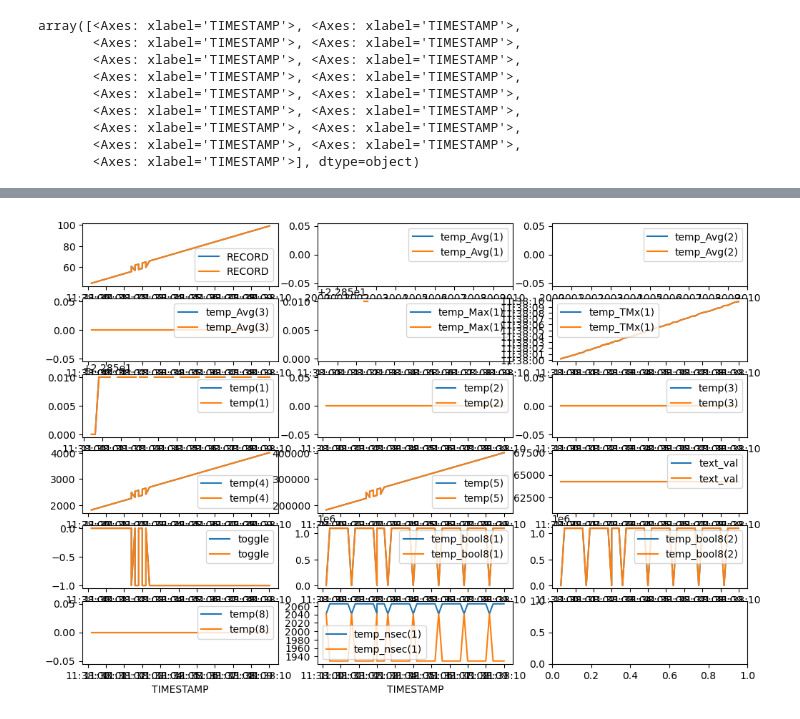
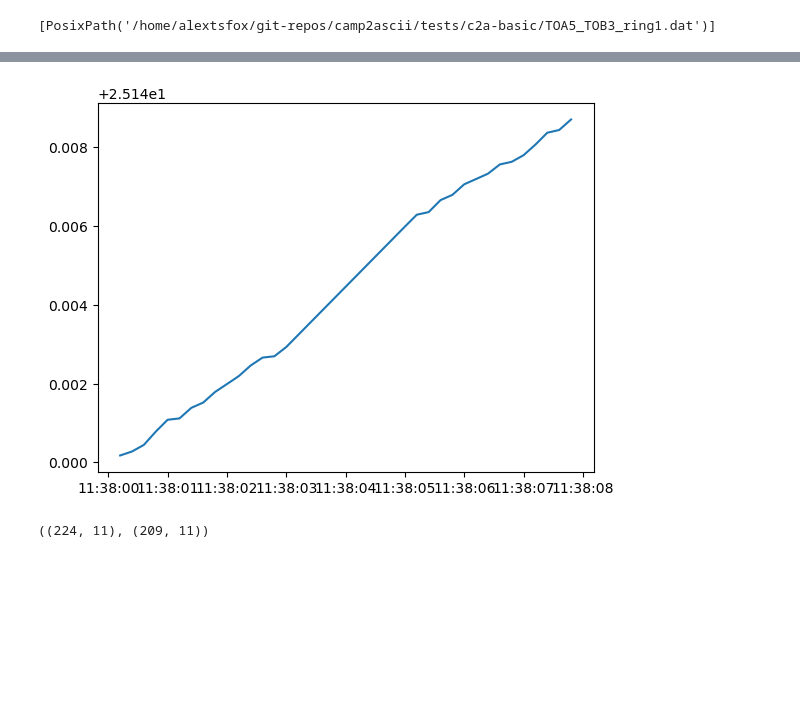
Before and after one commit to alextsfox/camp2ascii, a Jupyter notebook: test.ipynb, the cells around one changed output, grey strips where cells are left out. Drawn from its saved outputs; the diff is of its cells as text; code cells hidden in the pictures; blank space fills up the shorter version.

```diff
--- a/test.ipynb
+++ b/test.ipynb
@@ -1,43 +11,46 @@
 # %%
+from unittest import TestCase
 from math import ceil
 from pathlib import Path
 
+import numpy as np
 import pandas as pd
 import matplotlib.pyplot as plt
 
 from camp2ascii import camp2ascii
+parent = Path("/home/alextsfox/git-repos/camp2ascii/tests")
+in_dir = parent / "raw"
 
-in_dir = Path("tests/raw")
-
-out_dir = Path("tests/c2a-basic")
+out_dir = parent / "c2a-basic"
 out_dir.mkdir(parents=True, exist_ok=True)
 for f in out_dir.iterdir():
     f.unlink() if f.is_file() else None
-out_files = camp2ascii(str(in_dir / "*TOB1*"), out_dir)
 
-file_to_plot = out_files[0]
-my_tob3 = pd.read_csv(out_files[0], skiprows=[0, 2, 3], parse_dates=["TIMESTAMP"], index_col="TIMESTAMP", na_values="NAN")
-my_tob3["temp_TMx(1)"] = pd.to_datetime(my_tob3["temp_TMx(1)"])
-my_tob3["temp_nsec(1)"] = pd.to_datetime(my_tob3["temp_nsec(1)"])
+glob_str = "*TOB3_ring1*"
+out_files = camp2ascii(str(in_dir / glob_str), out_dir)
+print(out_files)
 
-ref_tob3 = pd.read_csv(Path(str(out_files[0]).replace("c2a", "cc")), skiprows=[0, 2, 3], na_values="NAN")
+my_tob3 = pd.concat([pd.read_csv(f, skiprows=[0, 2, 3], parse_dates=["TIMESTAMP"], index_col="TIMESTAMP", na_values="NAN") for f in out_files])
+
+ref_files = list((parent / "cc-basic").glob(glob_str))
+ref_tob3 = pd.concat([pd.read_csv(f, skiprows=[0, 2, 3], na_values="NAN") for f in ref_files])
 ref_tob3["TIMESTAMP"] = pd.to_datetime(ref_tob3["TIMESTAMP"], format="ISO8601")
 ref_tob3.set_index("TIMESTAMP", inplace=True)
-ref_tob3.sort_index(inplace=True)
-ref_tob3["temp_TMx(1)"] = pd.to_datetime(ref_tob3["temp_TMx(1)"], format="ISO8601")
-ref_tob3["temp_nsec(1)"] = pd.to_datetime(ref_tob3["temp_nsec(1)"], format="ISO8601")
 
-fig, axs = plt.subplots(ceil(my_tob3.shape[1]/3), 3, figsize=(12, 8))
-axs = axs.flatten()[:my_tob3.shape[1]]
-my_tob3.plot(subplots=True, ax=axs, color="C0")
-ref_tob3.plot(subplots=True, ax=axs, color="C1")
+ref_tob3 = ref_tob3.loc[~ref_tob3.index.duplicated(keep="first")]
+my_tob3 = my_tob3.loc[~my_tob3.index.duplicated(keep="first")]
+
+# ref_tob3 = ref_tob3.sort_index()
+# my_tob3 = my_tob3.sort_index()
+# timestamps = ref_tob3.index.intersection(my_tob3.index)
+# ref_tob3 = ref_tob3.loc[timestamps]
+# my_tob3 = my_tob3.loc[timestamps]
+
+# np.allclose(ref_tob3.values, my_tob3.values, equal_nan=True)
+
+# plt.plot(ref_tob3["temp(3)"].sort_index(), label="ref")
+plt.plot(my_tob3["temp(3)"].sort_index(), label="mine")
+
+my_tob3.sort_index().iloc[:16]
 # %% [output]
-array([<Axes: xlabel='TIMESTAMP'>, <Axes: xlabel='TIMESTAMP'>,
-       <Axes: xlabel='TIMESTAMP'>, <Axes: xlabel='TIMESTAMP'>,
-       <Axes: xlabel='TIMESTAMP'>, <Axes: xlabel='TIMESTAMP'>,
-       <Axes: xlabel='TIMESTAMP'>, <Axes: xlabel='TIMESTAMP'>,
-       <Axes: xlabel='TIMESTAMP'>, <Axes: xlabel='TIMESTAMP'>,
-       <Axes: xlabel='TIMESTAMP'>, <Axes: xlabel='TIMESTAMP'>,
-       <Axes: xlabel='TIMESTAMP'>, <Axes: xlabel='TIMESTAMP'>,
-       <Axes: xlabel='TIMESTAMP'>, <Axes: xlabel='TIMESTAMP'>,
-       <Axes: xlabel='TIMESTAMP'>], dtype=object)
+[PosixPath('/home/alextsfox/git-repos/camp2ascii/tests/c2a-basic/TOA5_TOB3_ring1.dat')]
@@ -44 +75,5 @@ array([<Axes: xlabel='TIMESTAMP'>, <Axes: xlabel='TIMESTAMP'>,
-[figure, old version]
+[figure, new version]
+# %%
+ref_tob3.shape, my_tob3.shape
+# %% [output]
+((224, 11), (209, 11))
```
Also changed, not shown: parts of 6 cells of this notebook, 7 other files.
